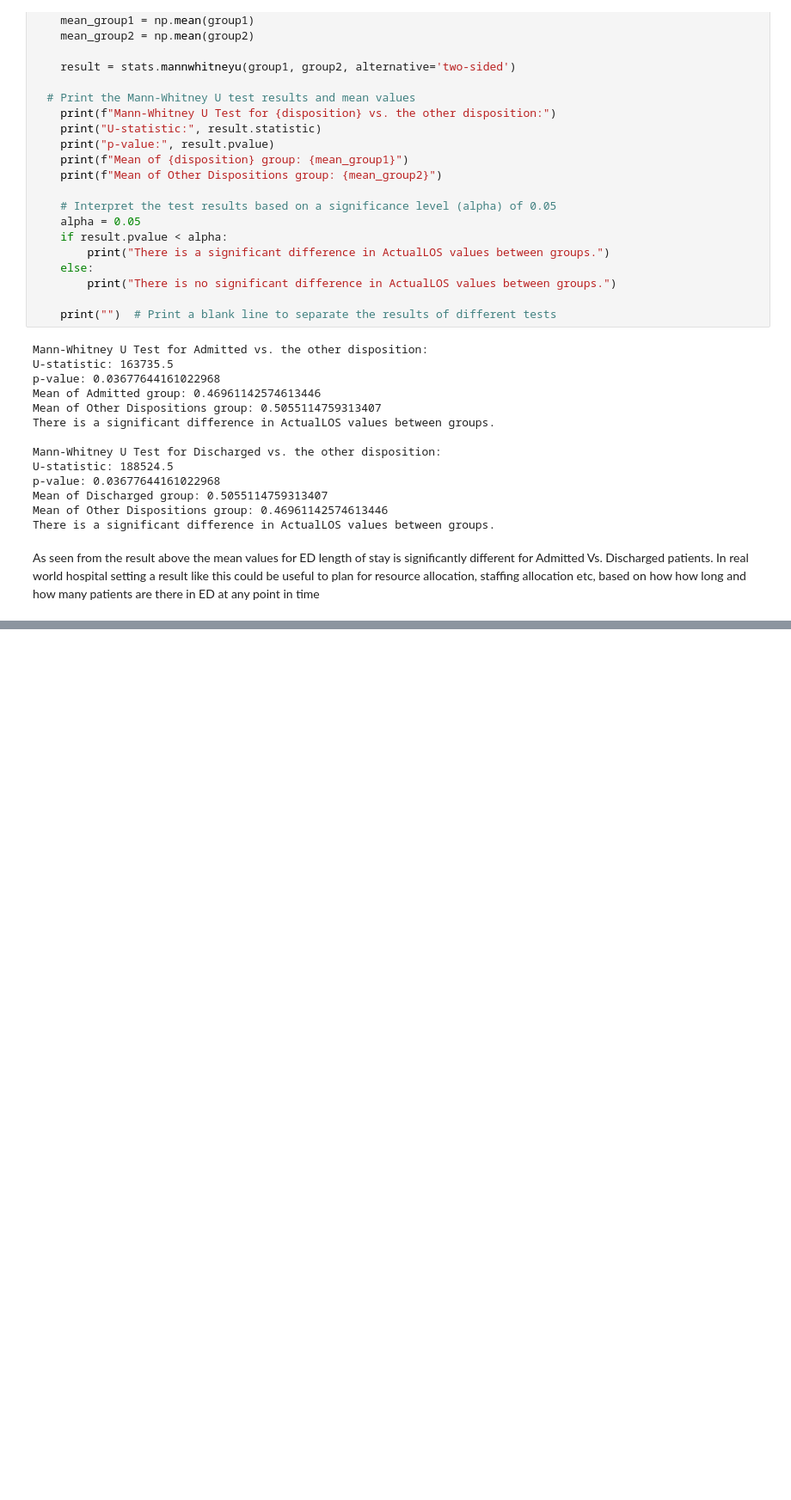
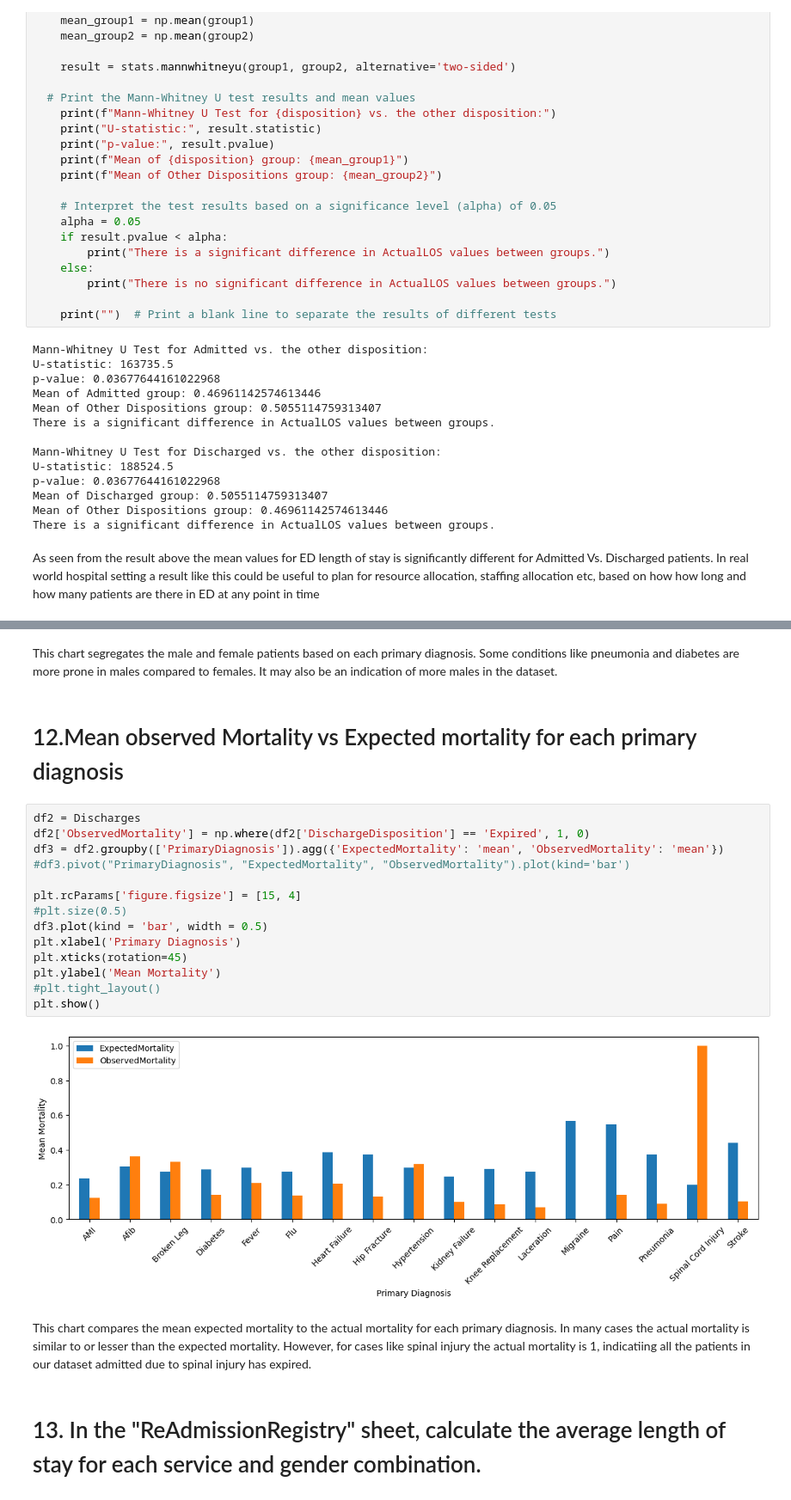
Before and after one commit to akilarvn/Python-Hackathon, a Jupyter notebook: DataEagles_ExtraQuestions.ipynb, the cells around one changed output, grey strips where cells are left out. Shown at 86% size. Saved outputs shown, nothing was run; the diff lists cells and outputs as text; blank space fills up the shorter version.

```diff
--- a/DataEagles_ExtraQuestions.ipynb
+++ b/DataEagles_ExtraQuestions.ipynb
@@ -676,0 +767,24 @@ how long and how many patients are there in ED at any point in time
+# %% [markdown]
+This chart segregates the male and female patients based on each primary diagnosis. Some conditions like pneumonia and diabetes are more prone in males compared to females. It may also be an indication of more males in the dataset.
+# %% [markdown]
+# 12.Mean observed Mortality vs Expected mortality for each primary diagnosis
+# %%
+df2 = Discharges
+df2['ObservedMortality'] = np.where(df2['DischargeDisposition'] == 'Expired', 1, 0)
+df3 = df2.groupby(['PrimaryDiagnosis']).agg({'ExpectedMortality': 'mean', 'ObservedMortality': 'mean'})
+#df3.pivot("PrimaryDiagnosis", "ExpectedMortality", "ObservedMortality").plot(kind='bar')
+
+plt.rcParams['figure.figsize'] = [15, 4]
+#plt.size(0.5)
+df3.plot(kind = 'bar', width = 0.5)
+plt.xlabel('Primary Diagnosis')
+plt.xticks(rotation=45)
+plt.ylabel('Mean Mortality')
+#plt.tight_layout()
+plt.show()
+# %% [output]
+[figure, added]
+# %% [markdown]
+This chart compares the mean expected mortality to the actual mortality for each primary diagnosis. In many cases the actual mortality is similar to or lesser than the expected mortality. However, for cases like spinal injury the actual mortality is 1, indicatiing all the patients in our dataset admitted due to spinal injury has expired.
+# %% [markdown]
+# 13. In the "ReAdmissionRegistry" sheet, calculate the average length of stay for each service and gender combination.
```
Also changed, not shown: parts of 33 cells of this notebook.
